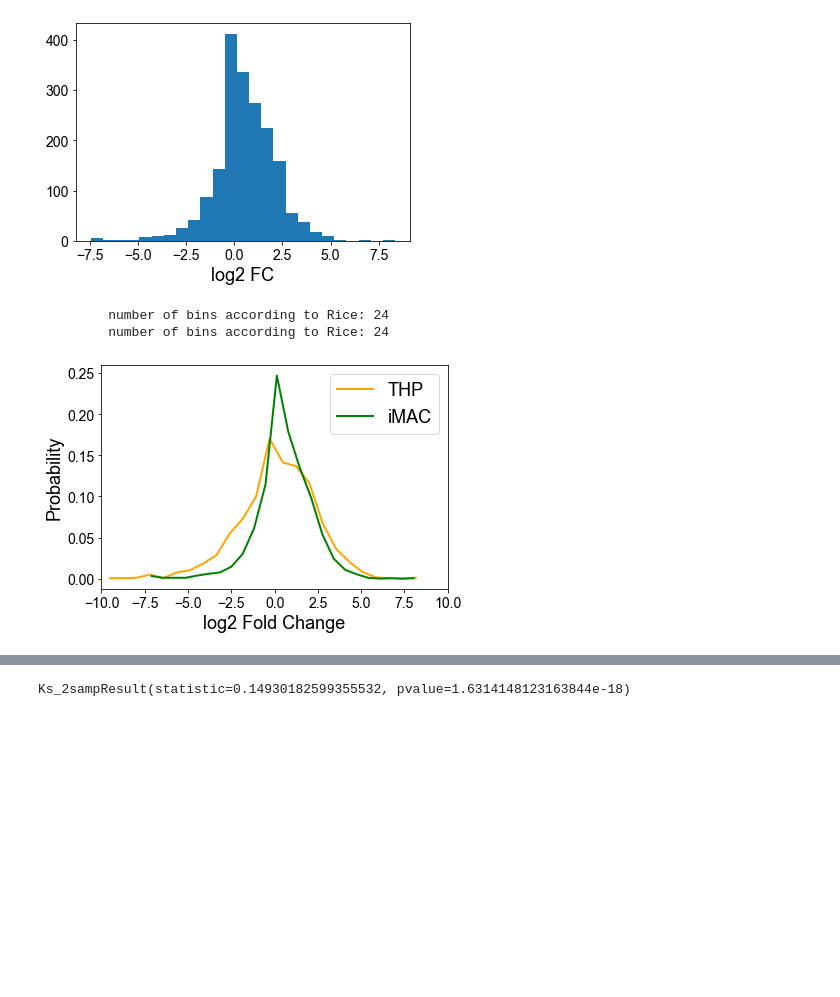
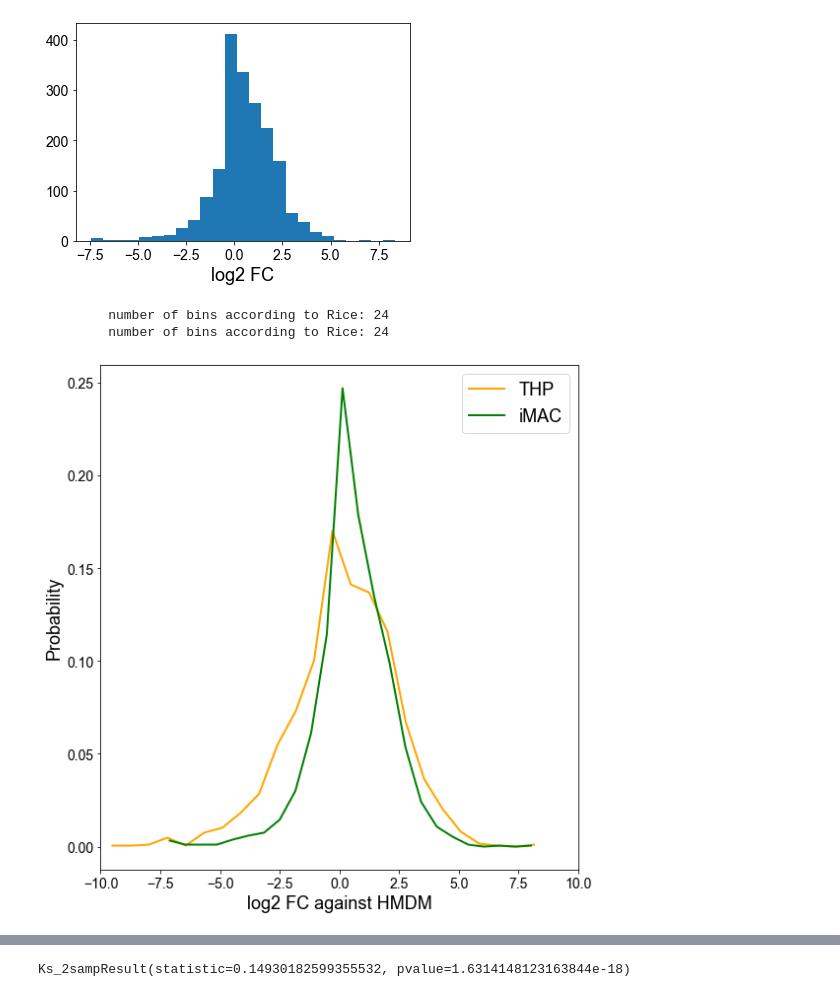
Before and after one commit to adelomana/uwm, a Jupyter notebook: proteomics/proteomics.ipynb, the cells around one changed output, grey strips where cells are left out. Cells and saved outputs as stored; diff of their text form; code cells hidden in the pictures; blank space fills up the shorter version.

Commit message:
update on KS figures

```diff
--- a/proteomics/proteomics.ipynb
+++ b/proteomics/proteomics.ipynb
@@ -345,21 +345,23 @@ matplotlib.pyplot.xlabel('log2 FC')
 Text(0.5, 0, 'log2 FC')
 [figure]
 # %%
+matplotlib.pyplot.figure(None,(8,8))
+
 centersA,counts=histogrammer(df['log2FC THP'].tolist())
 matplotlib.pyplot.plot(centersA,counts/sum(counts),'-',color='orange',lw=2,label='THP')
 
 centersB,counts=histogrammer(df['log2FC iMAC'].tolist())
 matplotlib.pyplot.plot(centersB,counts/sum(counts),'-',color='green',lw=2,label='iMAC')
 
 matplotlib.pyplot.xlim(-10,10)
-matplotlib.pyplot.xlabel('log2 Fold Change')
+matplotlib.pyplot.xlabel('log2 FC against HMDM')
 matplotlib.pyplot.ylabel('Probability')
 matplotlib.pyplot.legend(fontsize=18)
 matplotlib.pyplot.tight_layout()
 
-matplotlib.pyplot.savefig('{}/figures/fold_change_probabilities.pdf'.format(results_dir))
+matplotlib.pyplot.savefig('{}/figures/FC_PDF_proteomics.pdf'.format(results_dir))
 # %% [output]
          number of bins according to Rice: 24
          number of bins according to Rice: 24
-[figure, old version]
+[figure, new version]
 # %%
```
Also changed, not shown: parts of 2 cells of this notebook, 2 other files.
